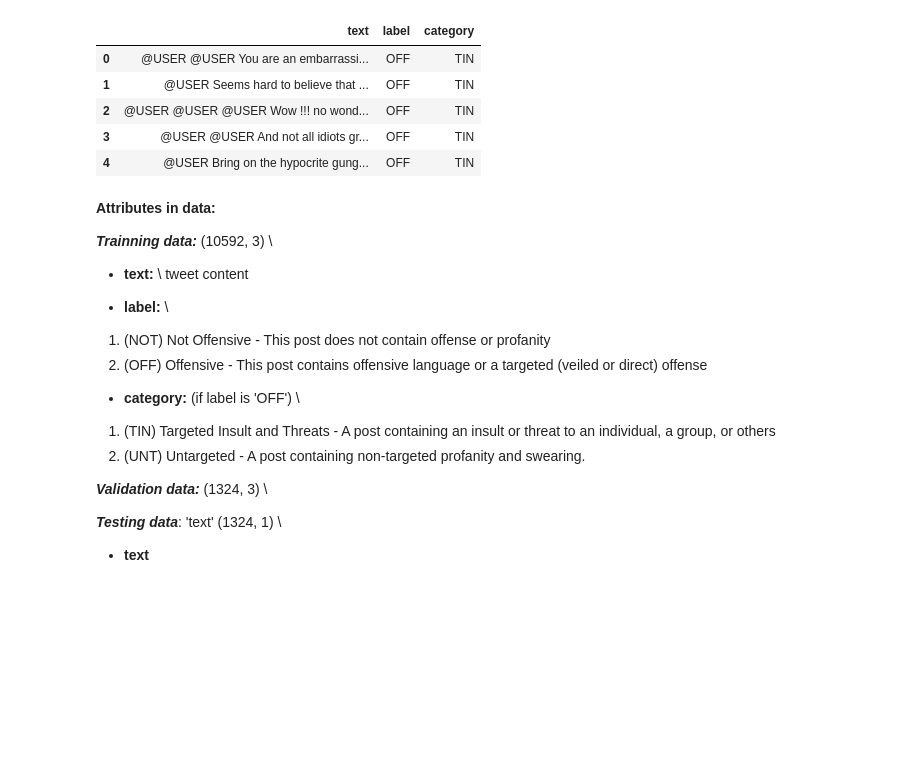
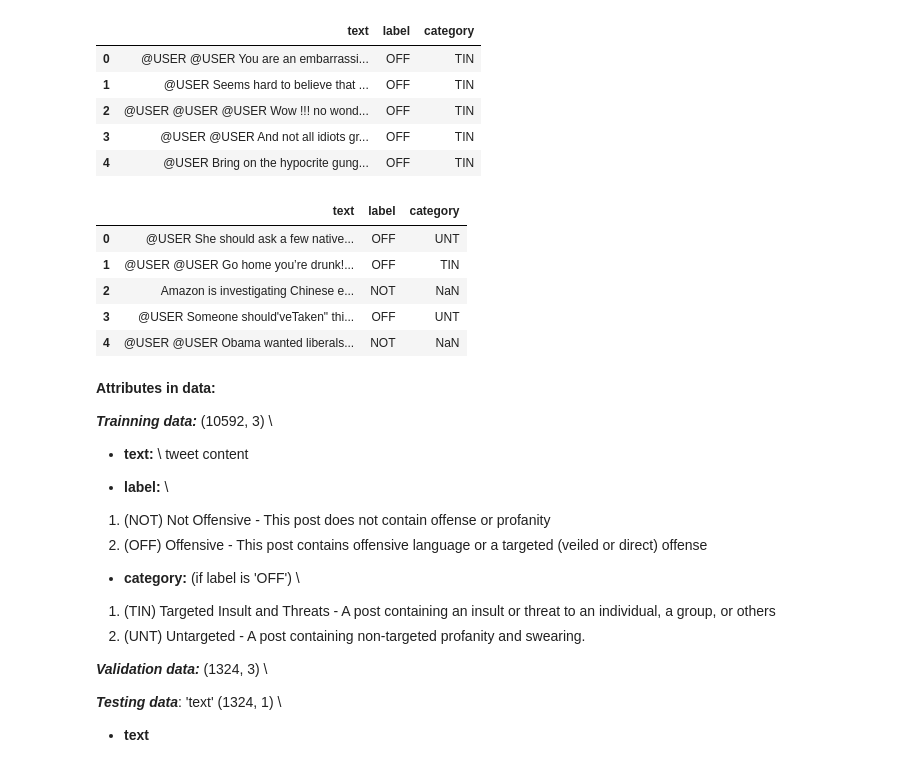
Before and after one commit to kruttikajain/Targetted-Abusive_Language_Online, a Jupyter notebook: prediction1_CNN.ipynb, the cells around one changed output. Saved outputs shown, nothing was run; the diff lists cells and outputs as text; code cells hidden in the pictures; blank space fills up the shorter version.

```diff
--- a/prediction1_CNN.ipynb
+++ b/prediction1_CNN.ipynb
@@ -166,6 +170,15 @@ train_df.head()
 | 2 | @USER @USER @USER Wow !!! no wond... | OFF | TIN |
 | 3 | @USER @USER And not all idiots gr... | OFF | TIN |
 | 4 | @USER Bring on the hypocrite gung... | OFF | TIN |
+# %%
+val_df.head()
+# %% [output]
+|  | text | label | category |
+| 0 | @USER She should ask a few native... | OFF | UNT |
+| 1 | @USER @USER Go home you’re drunk!... | OFF | TIN |
+| 2 | Amazon is investigating Chinese e... | NOT | NaN |
+| 3 | @USER Someone should'veTaken" thi... | OFF | UNT |
+| 4 | @USER @USER Obama wanted liberals... | NOT | NaN |
 # %% [markdown]
 **Attributes in data:**
 
```
Also changed, not shown: parts of 26 cells of this notebook.
